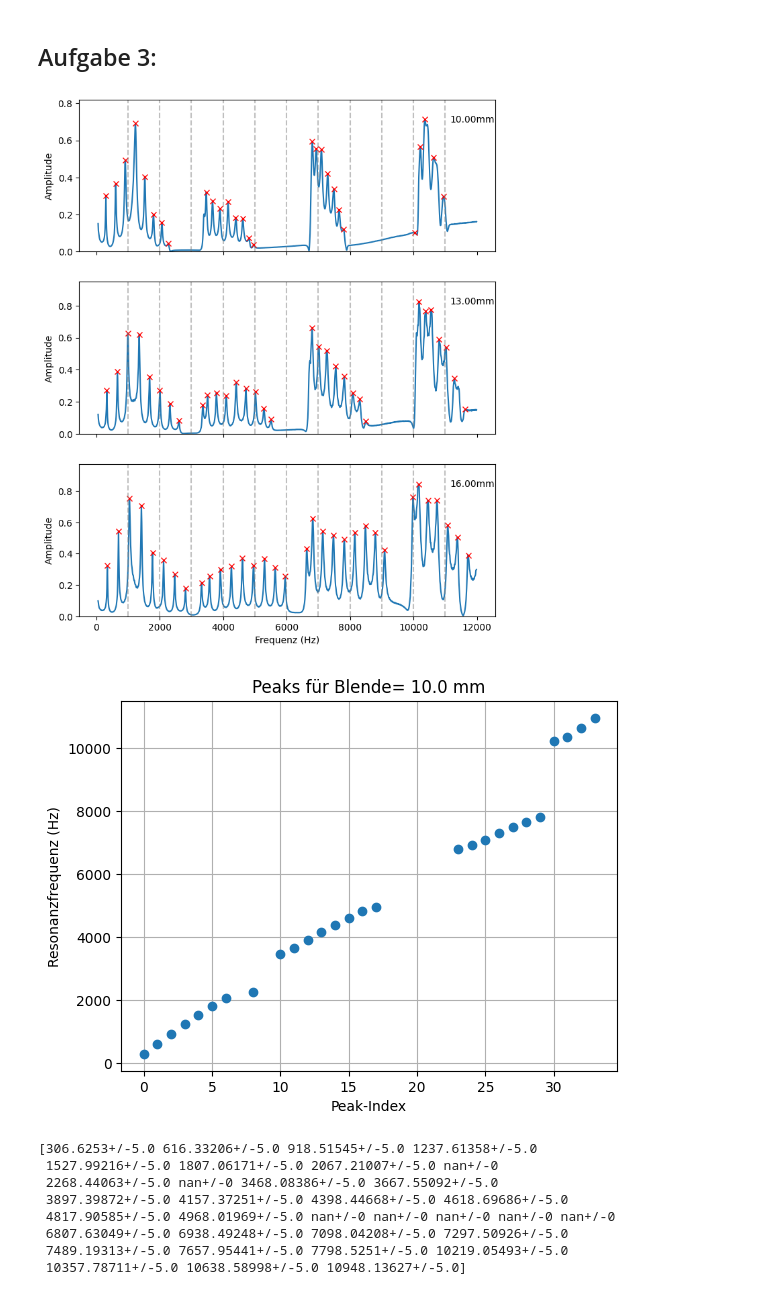
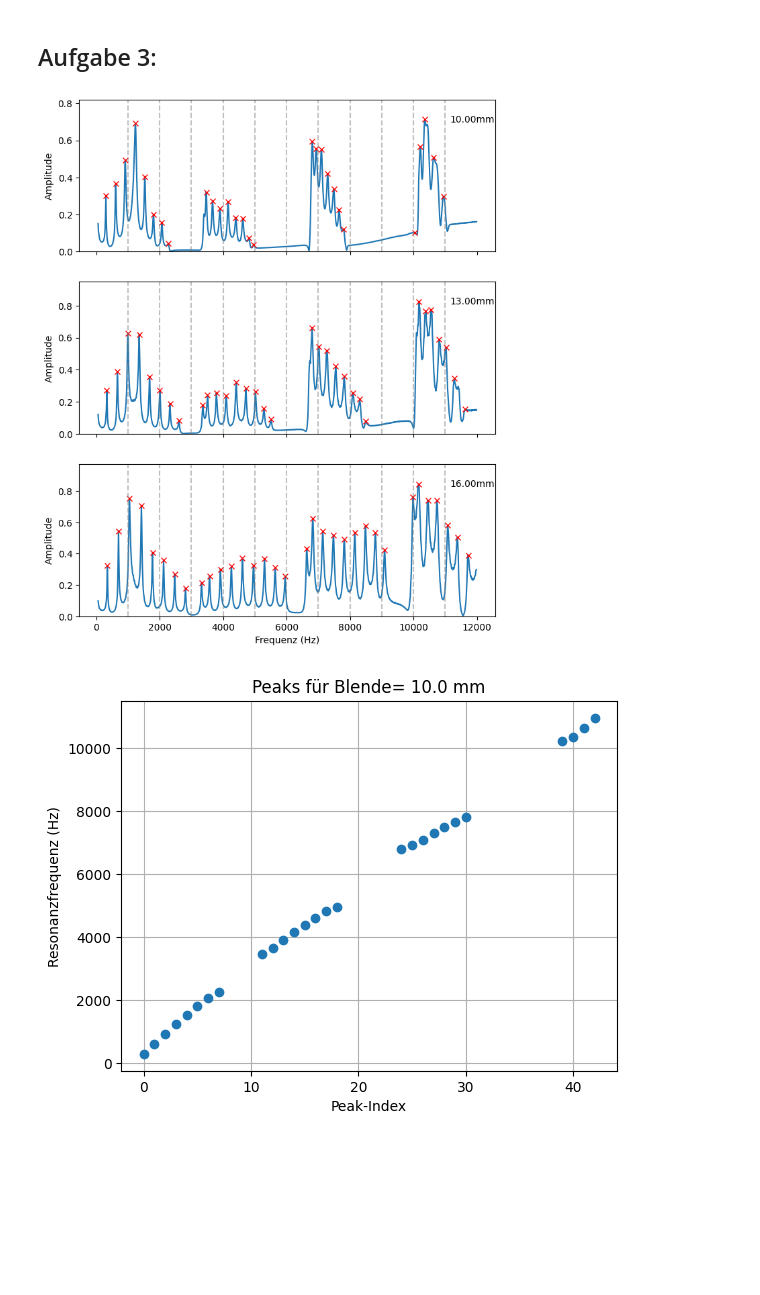
Before and after one commit to celina-coder-beep/F-Praktikum, a Jupyter notebook: 511-Quantenanalogien/Auswertung511.ipynb, the cells around one changed output. Saved outputs shown, nothing was run; the diff lists cells and outputs as text; code cells hidden in the pictures; blank space fills up the shorter version.

```diff
--- a/511-Quantenanalogien/Auswertung511.ipynb
+++ b/511-Quantenanalogien/Auswertung511.ipynb
@@ -52,7 +52,7 @@ def find_resonance_frequencies(files, label, unit_label, height= 0.05, prominenc
             amplitude,
             height=height,        # minimale Peak-Höhe (anpassen!)
             prominence=prominence,   # wie stark der Peak herausragt
-            distance=1,
+            distance=10,
             rel_height= rel_heigth,
             width=width
             )
@@ -243,46 +243,45 @@ für L= 0.30 m:
 # %%
 # 3 Bestimmung Resonanzfrequnzen für verschiedene Iris Blenden bei L= 45cm
 
 files3= [r"20-03-26\3-10mm.dat", r"20-03-26\3-13mm.dat", r"20-03-26\3-16mm.dat"]
 
 peaks3_all= find_resonance_frequencies(files3, iris3, unit_iris, height=0.0005, rel_heigth= 0.2, prominence=0.009, width= (1,20))
 plt.show()
 
 #weil nicht alle peaks erkannt werden:
 peaks3_all[1]= np.delete(peaks3_all[1],-1) # letzen bei 13mm löschen
 peaks3_all[0]= np.delete(peaks3_all[0], -5) # plateau bei kurz nach 10kHz löschen
 
 #print(type(peaks3_all))
 #print(peaks3_all)
 
 # leere Stellen einfügen, damit Bandlücke sichtbar wird
-n
-peaks3_all[0] = np.insert(peaks3_all[0],[7,8],[ufloat(np.nan,0)])
-peaks3_all[0] = np.insert(peaks3_all[0],[18],[ufloat(np.nan,0)])
-peaks3_all[0] = np.insert(peaks3_all[0],[19],[ufloat(np.nan,0)])
-peaks3_all[0] = np.insert(peaks3_all[0],[20],[ufloat(np.nan,0)])
-peaks3_all[0] = np.insert(peaks3_all[0],[21],[ufloat(np.nan,0)])
-peaks3_all[0] = np.insert(peaks3_all[0],[22],[ufloat(np.nan,0)])
+nan_stellen_10= [8,9,10,19,20,21,22,23,31,32,33,34,35,36,37,38]
+for i in nan_stellen_10:
+    peaks3_all[0] = np.insert(peaks3_all[0],[i],[ufloat(np.nan,0)])
+
+nan_stellen_13= [17,18,19,28,29,30]
+for i in nan_stellen_13:
+    peaks3_all[1] = np.insert(peaks3_all[1],[i],[ufloat(np.nan,0)])
+
+nan_stellen_16= [26]
+for i in nan_stellen_16:
+    peaks3_all[2] = np.insert(peaks3_all[2],[i],[ufloat(np.nan,0)])
+
 # Resonanzfrequnezen gegen Index
+def frequency_gegen_index(peaks_all, label, unit):
+    for i, peaks in enumerate(peaks_all):
+        x= np.arange(len(peaks))
+        y= np.array([p.nominal_value for p in peaks])
+        plt.errorbar(x, y, yerr= [p.std_dev for p in peaks], fmt='o')
+        plt.xlabel("Peak-Index")
+        plt.ylabel("Resonanzfrequenz (Hz)")
+        plt.title(f"Peaks für Blende= {label[i].nominal_value} {unit}")
+        plt.grid()
+        plt.show()
+        #print(peaks_all[i])
 
-for i, peaks in enumerate(peaks3_all):
-    x= np.arange(len(peaks))
-    y= np.array([p.nominal_value for p in peaks])
-    plt.errorbar(x, y, yerr= [p.std_dev for p in peaks], fmt='o')
-    plt.xlabel("Peak-Index")
-    plt.ylabel("Resonanzfrequenz (Hz)")
-    plt.title(f"Peaks für Blende= {iris3[i].nominal_value} mm")
-    plt.grid()
-    plt.show()
-    print(peaks3_all[i])
+frequency_gegen_index(peaks3_all, iris3, unit_iris)
 # %% [output]
 [figure]
-[figure, old version]
+[figure, new version]
-[306.6253+/-5.0 616.33206+/-5.0 918.51545+/-5.0 1237.61358+/-5.0
- 1527.99216+/-5.0 1807.06171+/-5.0 2067.21007+/-5.0 nan+/-0
- 2268.44063+/-5.0 nan+/-0 3468.08386+/-5.0 3667.55092+/-5.0
- 3897.39872+/-5.0 4157.37251+/-5.0 4398.44668+/-5.0 4618.69686+/-5.0
- 4817.90585+/-5.0 4968.01969+/-5.0 nan+/-0 nan+/-0 nan+/-0 nan+/-0 nan+/-0
- 6807.63049+/-5.0 6938.49248+/-5.0 7098.04208+/-5.0 7297.50926+/-5.0
- 7489.19313+/-5.0 7657.95441+/-5.0 7798.5251+/-5.0 10219.05493+/-5.0
- 10357.78711+/-5.0 10638.58998+/-5.0 10948.13627+/-5.0]
```
Also changed, not shown: parts of 3 cells of this notebook.
